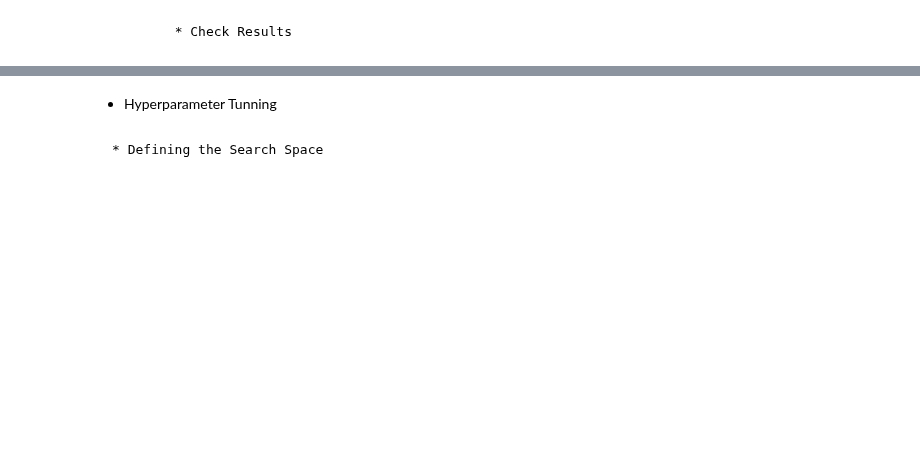
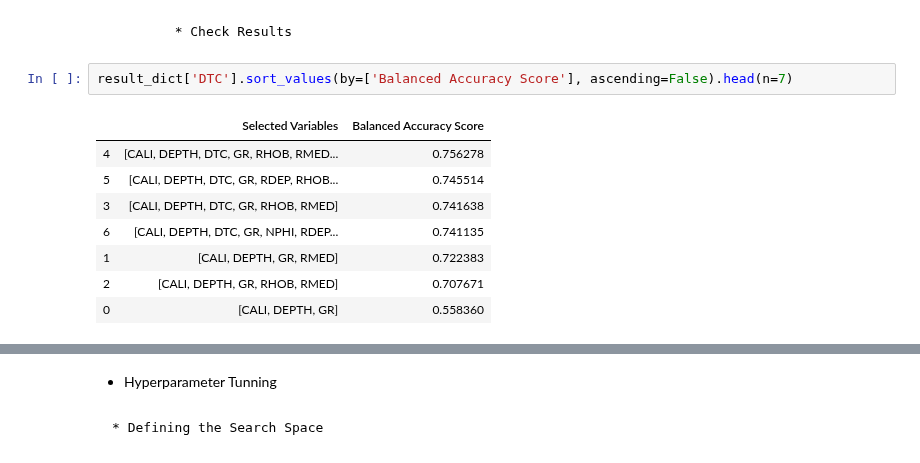
Before and after one commit to rmozart/North-Sea-Electrofacies-Clustering, a Jupyter notebook: Scripts/facies_prediction.ipynb, the cells around one changed output, grey strips where cells are left out. Drawn from its saved outputs; the diff is of its cells as text; blank space fills up the shorter version.

```diff
--- a/Scripts/facies_prediction.ipynb
+++ b/Scripts/facies_prediction.ipynb
@@ -290,5 +292,16 @@ HBox(children=(IntProgress(value=0, description='Studying Model CAT', max=7, sty
 # %% [markdown]
             * Check Results
+# %%
+result_dict['DTC'].sort_values(by=['Balanced Accuracy Score'], ascending=False).head(n=7)
+# %% [output]
+|  | Selected Variables | Balanced Accuracy Score |
+| 4 | [CALI, DEPTH, DTC, GR, RHOB, RMED... | 0.756278 |
+| 5 | [CALI, DEPTH, DTC, GR, RDEP, RHOB... | 0.745514 |
+| 3 | [CALI, DEPTH, DTC, GR, RHOB, RMED] | 0.741638 |
+| 6 | [CALI, DEPTH, DTC, GR, NPHI, RDEP... | 0.741135 |
+| 1 | [CALI, DEPTH, GR, RMED] | 0.722383 |
+| 2 | [CALI, DEPTH, GR, RHOB, RMED] | 0.707671 |
+| 0 | [CALI, DEPTH, GR] | 0.558360 |
 # %%
 result_dict['RFC'].sort_values(by=['Balanced Accuracy Score'], ascending=False).head(n=7)
 # %% [output]
```
Also changed, not shown: parts of 13 cells of this notebook.
